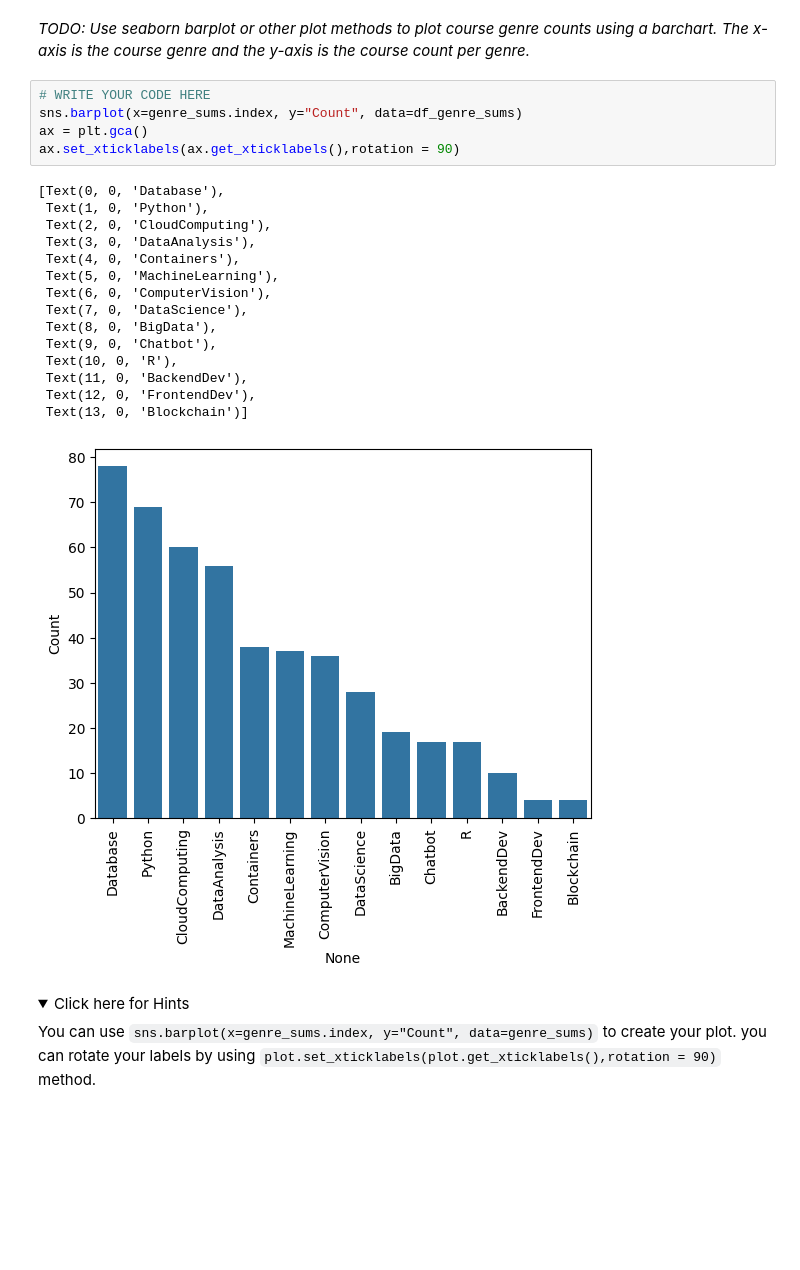
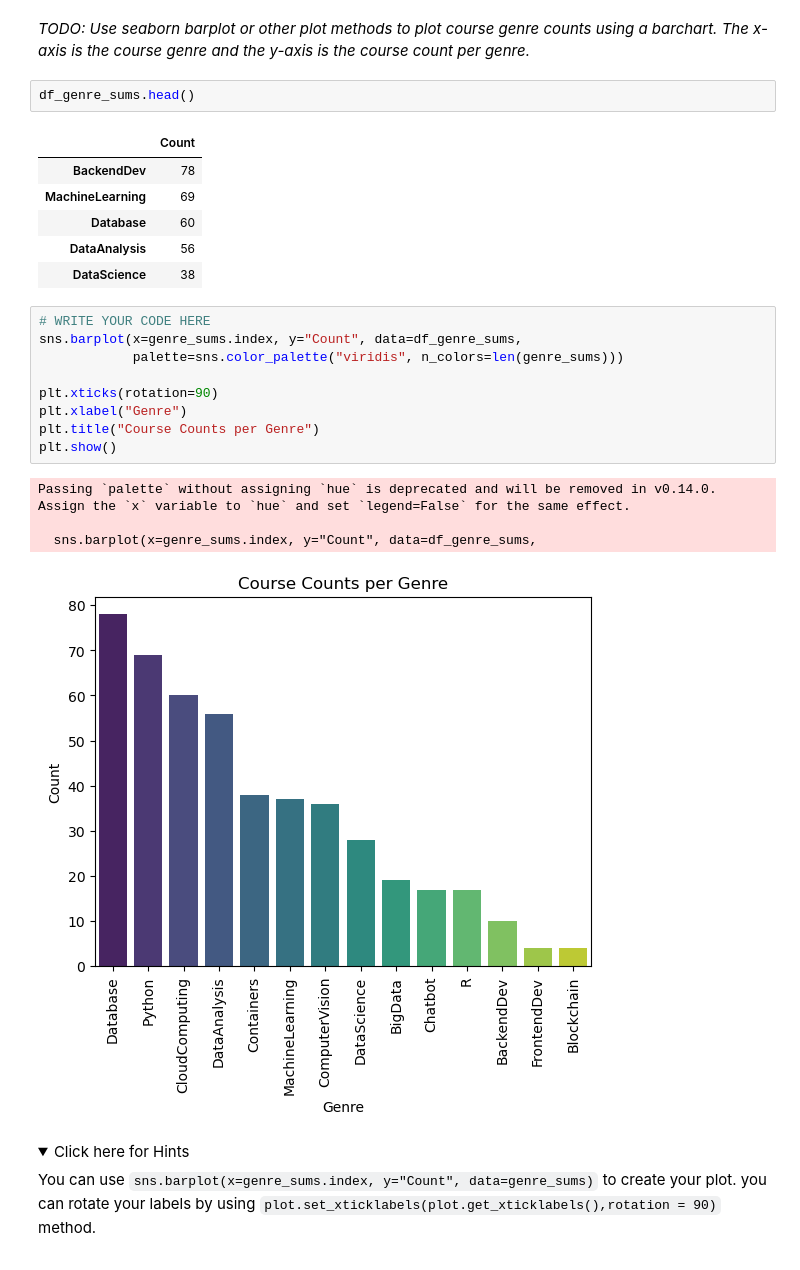
Before and after one commit to sakha1370/Machine_Learning_Coursera, a Jupyter notebook: 6. Machine Learning Capstone/Module 1, Machine Learning Capstone Overview/lab_jupyter_eda.ipynb, the cells around one changed output. Saved outputs shown, nothing was run; the diff lists cells and outputs as text; folded sections open; blank space fills up the shorter version.

Commit message:
Complete files: Added final notebooks and results for Machine Learning Capstone

```diff
--- a/6. Machine Learning Capstone/Module 1, Machine Learning Capstone Overview/lab_jupyter_eda.ipynb
+++ b/6. Machine Learning Capstone/Module 1, Machine Learning Capstone Overview/lab_jupyter_eda.ipynb
@@ -296,27 +280,29 @@ You can use `course_df[genres].sum(axis=0)` to sum the values, then use `pd.Data
 We can also visualize course genre counts using a bar chart:
 # %% [markdown]
 _TODO: Use seaborn barplot or other plot methods to plot course genre counts using a barchart. The x-axis is the course genre and the y-axis is the course count per genre._
+# %%
+df_genre_sums.head()
+# %% [output]
+|  | Count |
+| BackendDev | 78 |
+| MachineLearning | 69 |
+| Database | 60 |
+| DataAnalysis | 56 |
+| DataScience | 38 |
 # %%
 # WRITE YOUR CODE HERE
-sns.barplot(x=genre_sums.index, y="Count", data=df_genre_sums)
-ax = plt.gca()
-ax.set_xticklabels(ax.get_xticklabels(),rotation = 90)
+sns.barplot(x=genre_sums.index, y="Count", data=df_genre_sums,
+            palette=sns.color_palette("viridis", n_colors=len(genre_sums)))
+
+plt.xticks(rotation=90)
+plt.xlabel("Genre")
+plt.title("Course Counts per Genre")
+plt.show()
 # %% [output]
-[Text(0, 0, 'Database'),
- Text(1, 0, 'Python'),
- Text(2, 0, 'CloudComputing'),
- Text(3, 0, 'DataAnalysis'),
- Text(4, 0, 'Containers'),
- Text(5, 0, 'MachineLearning'),
- Text(6, 0, 'ComputerVision'),
- Text(7, 0, 'DataScience'),
- Text(8, 0, 'BigData'),
- Text(9, 0, 'Chatbot'),
- Text(10, 0, 'R'),
- Text(11, 0, 'BackendDev'),
- Text(12, 0, 'FrontendDev'),
- Text(13, 0, 'Blockchain')]
+Passing `palette` without assigning `hue` is deprecated and will be removed in v0.14.0. Assign the `x` variable to `hue` and set `legend=False` for the same effect.
+
+  sns.barplot(x=genre_sums.index, y="Count", data=df_genre_sums,
-[figure, old version]
+[figure, new version]
 # %% [markdown]
 <details>
     <summary>Click here for Hints</summary>
```
Also changed, not shown: parts of 5 cells of this notebook, 13 other files.
